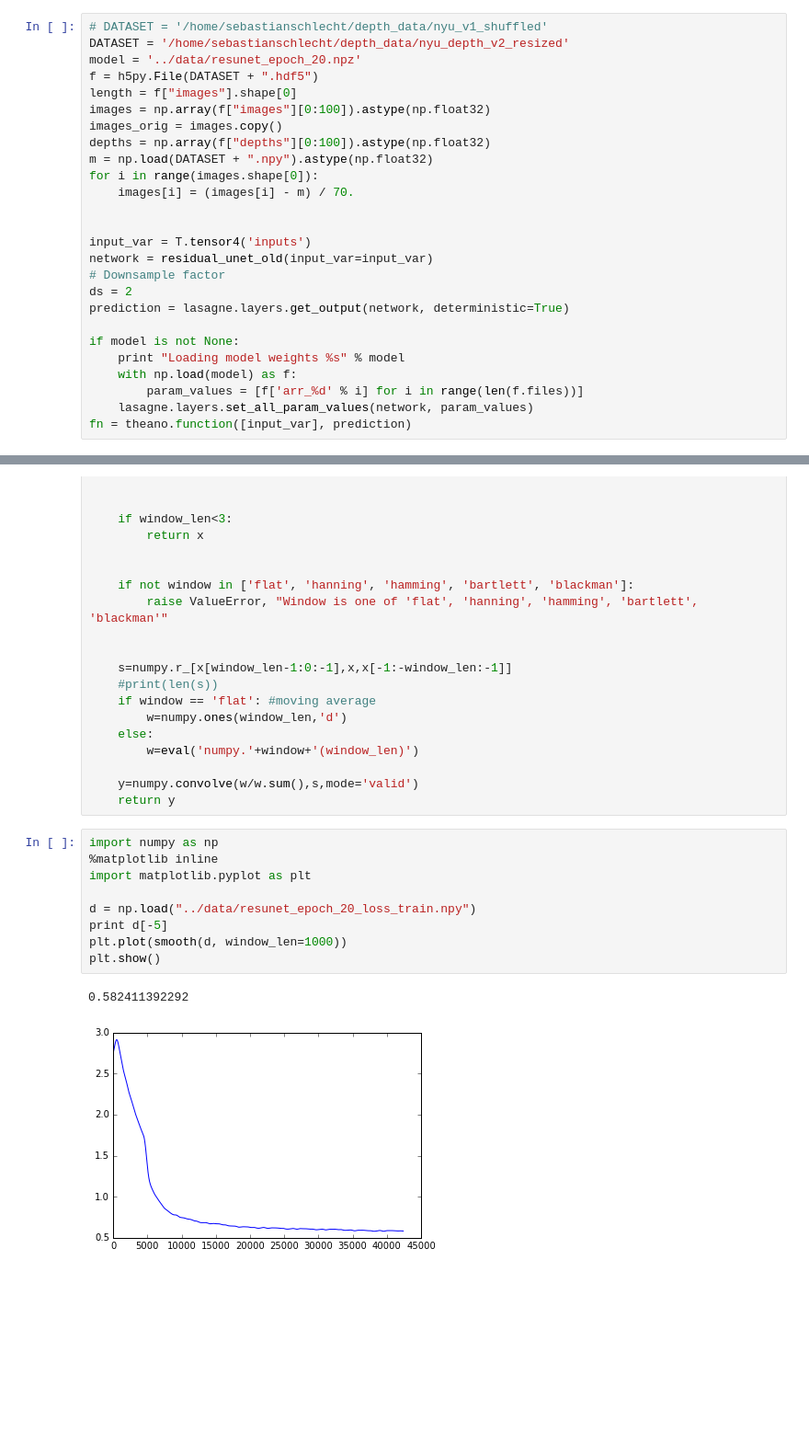
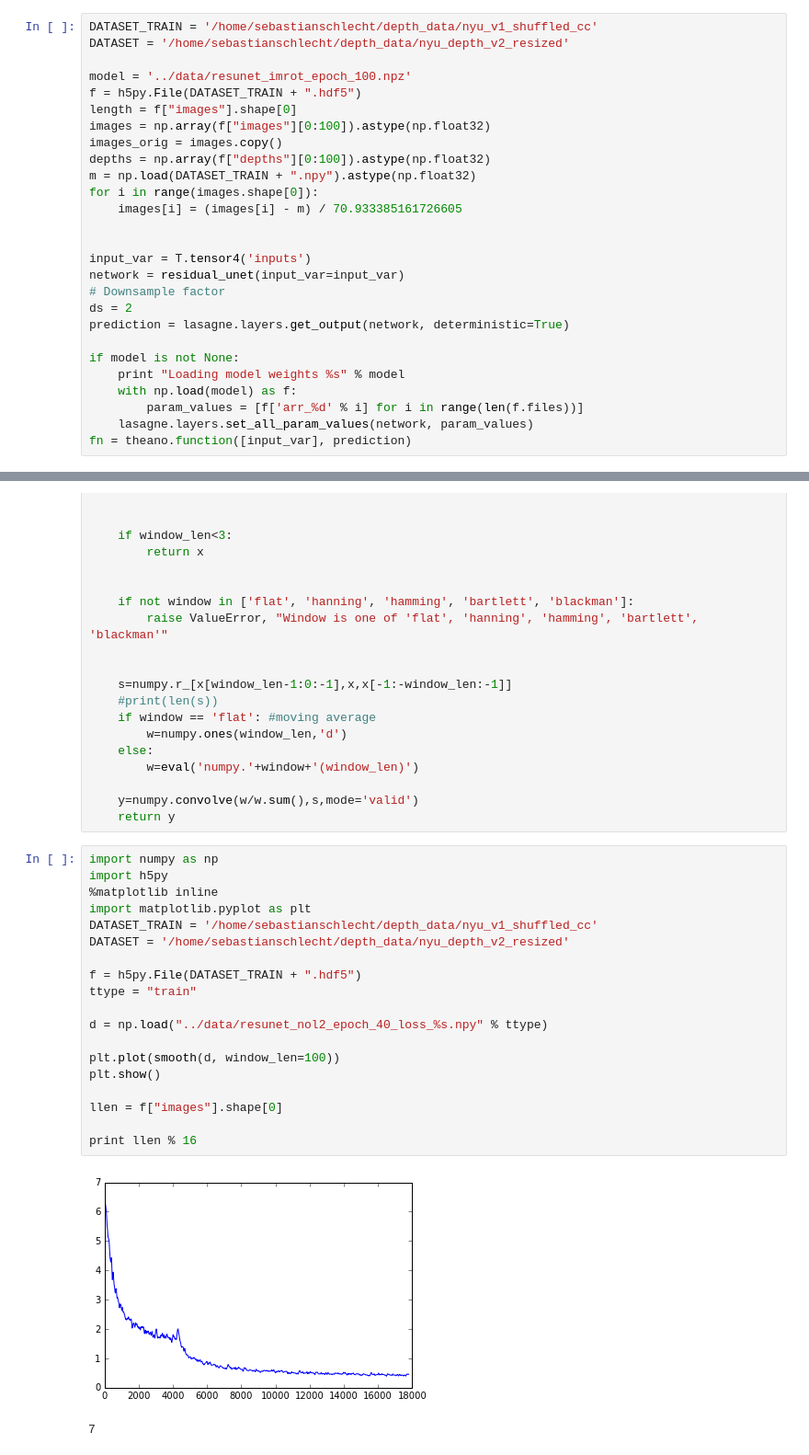
Before and after one commit to sebastian-schlecht/im2vol, a Jupyter notebook: experiments/infer.ipynb, the cells around one changed output, grey strips where cells are left out. Shown at 92% size. Saved outputs shown, nothing was run; the diff lists cells and outputs as text; blank space fills up the shorter version.

```diff
--- a/experiments/infer.ipynb
+++ b/experiments/infer.ipynb
@@ -11,19 +11,20 @@ from networks import  residual_unet, residual_unet_old, debug_net
 # %%
-# DATASET = '/home/sebastianschlecht/depth_data/nyu_v1_shuffled'
+DATASET_TRAIN = '/home/sebastianschlecht/depth_data/nyu_v1_shuffled_cc'
 DATASET = '/home/sebastianschlecht/depth_data/nyu_depth_v2_resized'
-model = '../data/resunet_epoch_20.npz'
-f = h5py.File(DATASET + ".hdf5")
+
+model = '../data/resunet_imrot_epoch_100.npz'
+f = h5py.File(DATASET_TRAIN + ".hdf5")
 length = f["images"].shape[0]
 images = np.array(f["images"][0:100]).astype(np.float32)
 images_orig = images.copy()
 depths = np.array(f["depths"][0:100]).astype(np.float32)
-m = np.load(DATASET + ".npy").astype(np.float32)
+m = np.load(DATASET_TRAIN + ".npy").astype(np.float32)
 for i in range(images.shape[0]):
-    images[i] = (images[i] - m) / 70.
+    images[i] = (images[i] - m) / 70.933385161726605
 
 
 input_var = T.tensor4('inputs')
-network = residual_unet_old(input_var=input_var)
+network = residual_unet(input_var=input_var)
 # Downsample factor
 ds = 2
 prediction = lasagne.layers.get_output(network, deterministic=True)
@@ -113,16 +120,26 @@ def smooth(x,window_len=11,window='hanning'):
     return y
 # %%
 import numpy as np
+import h5py
 %matplotlib inline
 import matplotlib.pyplot as plt
+DATASET_TRAIN = '/home/sebastianschlecht/depth_data/nyu_v1_shuffled_cc'
+DATASET = '/home/sebastianschlecht/depth_data/nyu_depth_v2_resized'
 
-d = np.load("../data/resunet_epoch_20_loss_train.npy")
-print d[-5]
-plt.plot(smooth(d, window_len=1000))
+f = h5py.File(DATASET_TRAIN + ".hdf5")
+ttype = "train"
+
+d = np.load("../data/resunet_nol2_epoch_40_loss_%s.npy" % ttype)
+
+plt.plot(smooth(d, window_len=100))
 plt.show()
+
+llen = f["images"].shape[0]
+
+print llen % 16
 # %% [output]
+[figure, new version]
-0.582411392292
+7
-[figure, old version]
 # %%
 import sys
 import numpy as np
```
Also changed, not shown: parts of 7 cells of this notebook, 3 other files.
